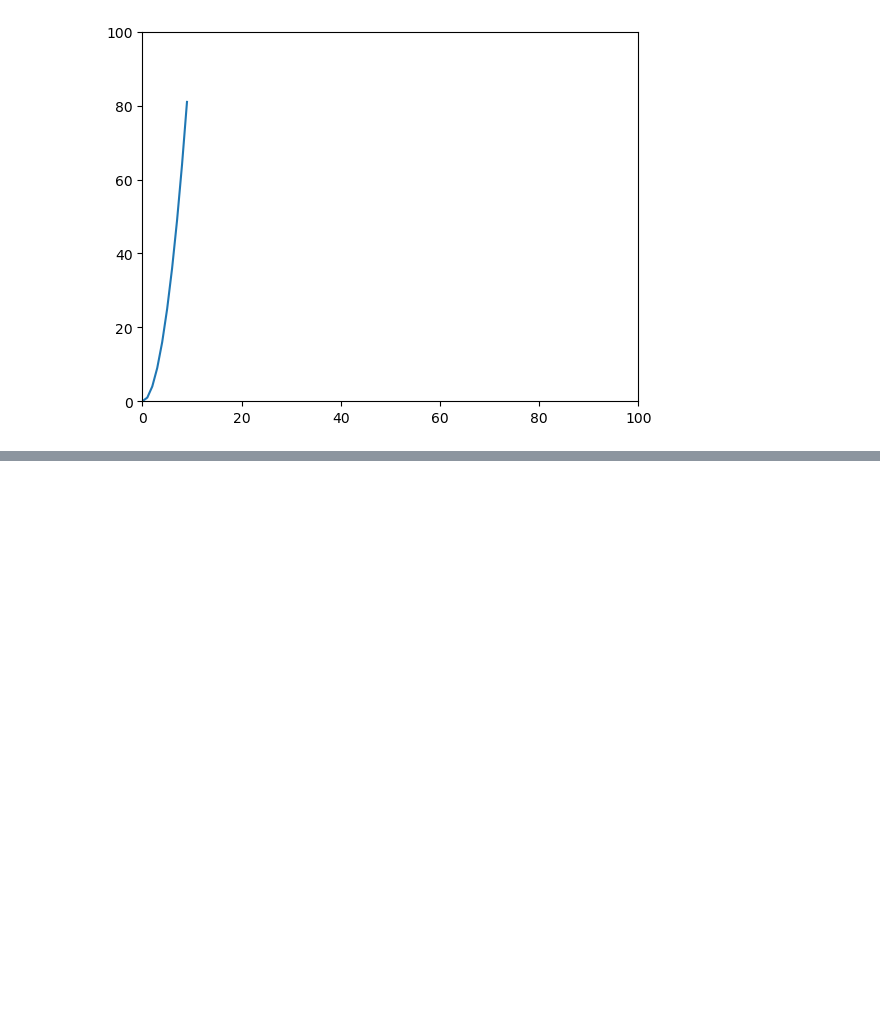
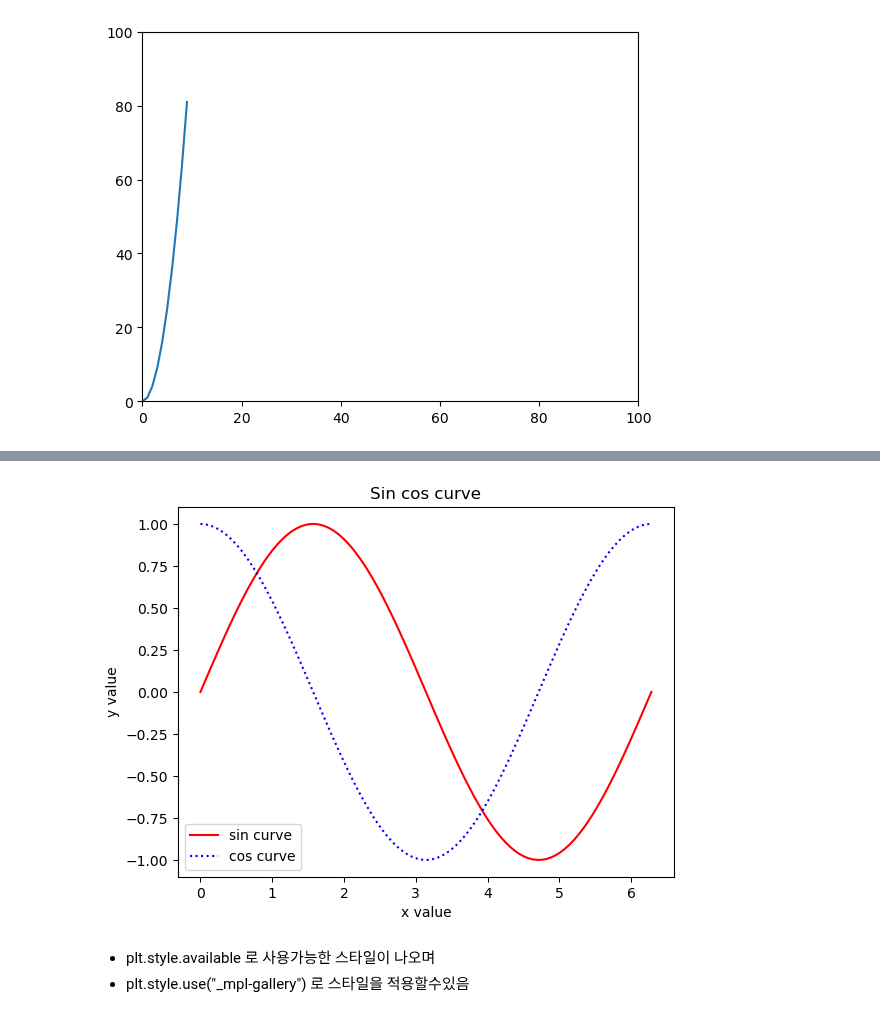
Before and after one commit to Junseon-Human/learn_python, a Jupyter notebook: 20_Matplotlib.ipynb, the cells around one changed output, grey strips where cells are left out. Cells and saved outputs as stored; diff of their text form; code cells hidden in the pictures; blank space fills up the shorter version.

```diff
--- a/20_Matplotlib.ipynb
+++ b/20_Matplotlib.ipynb
@@ -48,0 +76,17 @@ plt.show()
+# %%
+x = np.linspace(0, np.pi * 2, 100)
+
+# plt.style.use("Solarize_Light2")
+plt.style.use("default")
+plt.title("Sin cos curve")  # 제목 설정
+plt.plot(x, np.sin(x), "r-", label="sin curve")
+plt.plot(x, np.cos(x), "b:", label="cos curve")
+plt.xlabel("x value")
+plt.ylabel("y value")
+plt.legend(loc="best")  # plot() 에서 준 label 을 기반으로 범례 추가
+plt.show()
+# %% [output]
+[figure, added]
+# %% [markdown]
+* plt.style.available 로 사용가능한 스타일이 나오며
+* plt.style.use("_mpl-gallery") 로 스타일을 적용할수있음
```
Also changed, not shown: parts of 36 cells of this notebook, 1 other file.
